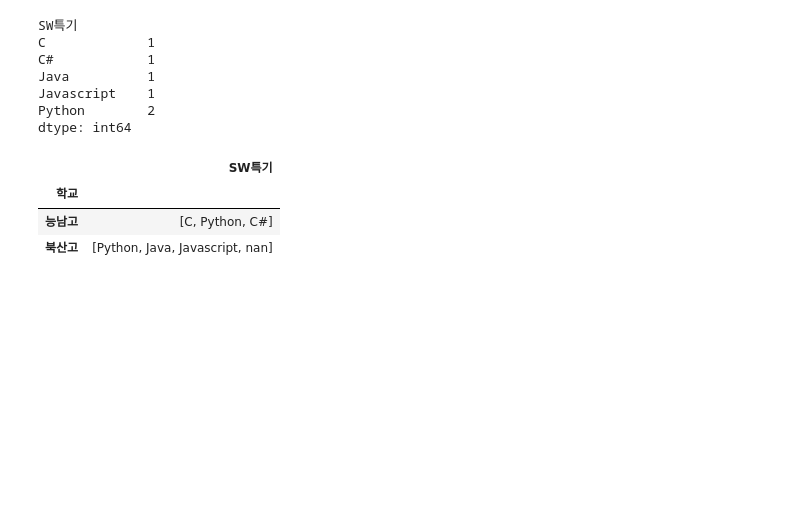
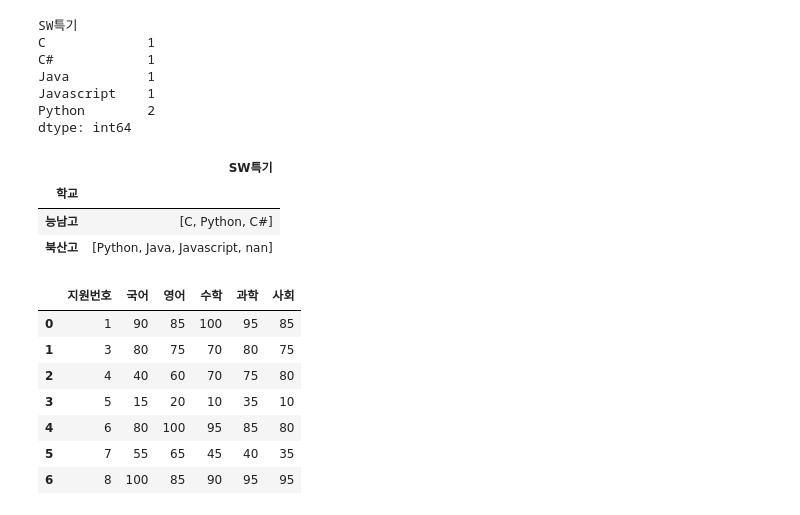
Before and after one commit to Jeongchani/AI_python, a Jupyter notebook: 03.데이터분석/14.그룹화.ipynb, the cells around one changed output. Cells and saved outputs as stored; diff of their text form; code cells hidden in the pictures; blank space fills up the shorter version.

```diff
--- a/03.데이터분석/14.그룹화.ipynb
+++ b/03.데이터분석/14.그룹화.ipynb
@@ -167,0 +173,12 @@ df_score.to_csv('data/학생성적.csv')
+# %%
+df_score = pd.read_csv('data/학생성적.csv')
+df_score
+# %% [output]
+|  | 지원번호 | 국어 | 영어 | 수학 | 과학 | 사회 |
+| 0 | 1 | 90 | 85 | 100 | 95 | 85 |
+| 1 | 3 | 80 | 75 | 70 | 80 | 75 |
+| 2 | 4 | 40 | 60 | 70 | 75 | 80 |
+| 3 | 5 | 15 | 20 | 10 | 35 | 10 |
+| 4 | 6 | 80 | 100 | 95 | 85 | 80 |
+| 5 | 7 | 55 | 65 | 45 | 40 | 35 |
+| 6 | 8 | 100 | 85 | 90 | 95 | 95 |
```
Also changed, not shown: parts of 1 cell of this notebook, 4 other files.
